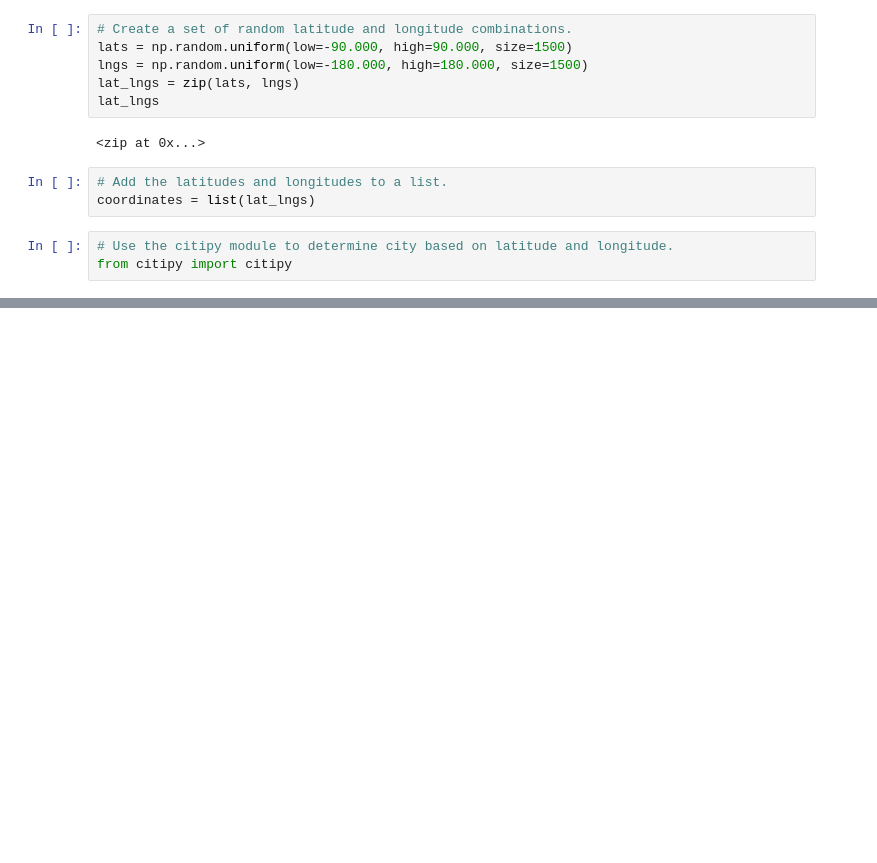
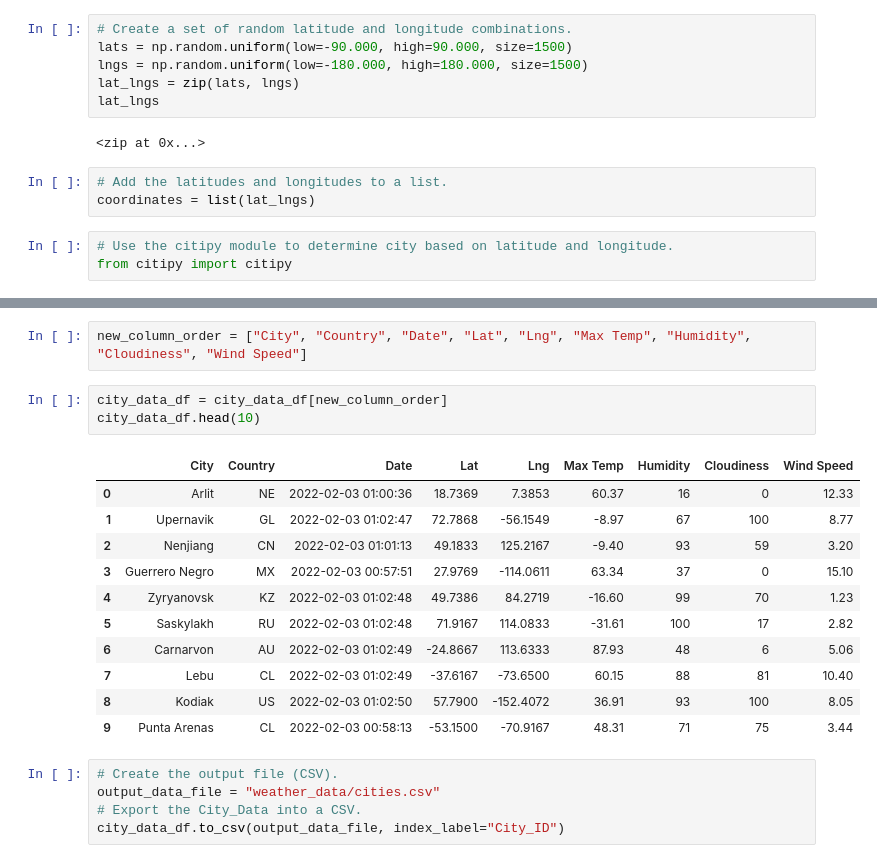
Before and after one commit to gonzalezbrittany/World_Weather_Analysis2, a Jupyter notebook: WeatherPy.ipynb, the cells around one changed output, grey strips where cells are left out. Drawn from its saved outputs; the diff is of its cells as text; blank space fills up the shorter version.

```diff
--- a/WeatherPy.ipynb
+++ b/WeatherPy.ipynb
@@ -33,0 +147,22 @@ len(cities)
+# %%
+new_column_order = ["City", "Country", "Date", "Lat", "Lng", "Max Temp", "Humidity", "Cloudiness", "Wind Speed"]
+# %%
+city_data_df = city_data_df[new_column_order]
+city_data_df.head(10)
+# %% [output]
+|  | City | Country | Date | Lat | Lng | Max Temp | Humidity | Cloudiness | Wind Speed |
+| 0 | Arlit | NE | 2022-02-03 01:00:36 | 18.7369 | 7.3853 | 60.37 | 16 | 0 | 12.33 |
+| 1 | Upernavik | GL | 2022-02-03 01:02:47 | 72.7868 | -56.1549 | -8.97 | 67 | 100 | 8.77 |
+| 2 | Nenjiang | CN | 2022-02-03 01:01:13 | 49.1833 | 125.2167 | -9.40 | 93 | 59 | 3.20 |
+| 3 | Guerrero Negro | MX | 2022-02-03 00:57:51 | 27.9769 | -114.0611 | 63.34 | 37 | 0 | 15.10 |
+| 4 | Zyryanovsk | KZ | 2022-02-03 01:02:48 | 49.7386 | 84.2719 | -16.60 | 99 | 70 | 1.23 |
+| 5 | Saskylakh | RU | 2022-02-03 01:02:48 | 71.9167 | 114.0833 | -31.61 | 100 | 17 | 2.82 |
+| 6 | Carnarvon | AU | 2022-02-03 01:02:49 | -24.8667 | 113.6333 | 87.93 | 48 | 6 | 5.06 |
+| 7 | Lebu | CL | 2022-02-03 01:02:49 | -37.6167 | -73.6500 | 60.15 | 88 | 81 | 10.40 |
+| 8 | Kodiak | US | 2022-02-03 01:02:50 | 57.7900 | -152.4072 | 36.91 | 93 | 100 | 8.05 |
+| 9 | Punta Arenas | CL | 2022-02-03 00:58:13 | -53.1500 | -70.9167 | 48.31 | 71 | 75 | 3.44 |
+# %%
+# Create the output file (CSV).
+output_data_file = "weather_data/cities.csv"
+# Export the City_Data into a CSV.
+city_data_df.to_csv(output_data_file, index_label="City_ID")
```
Also changed, not shown: parts of 7 cells of this notebook, 3 other files.
